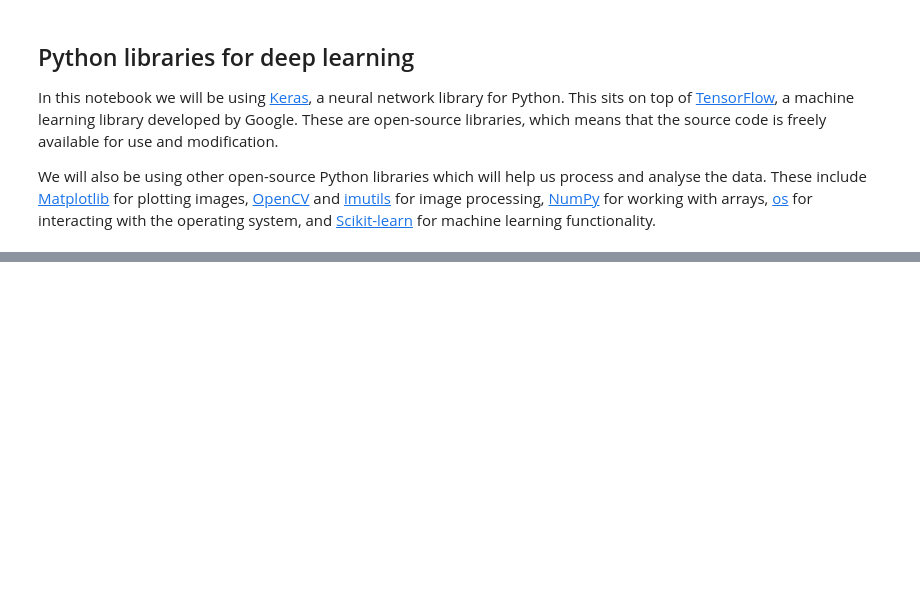
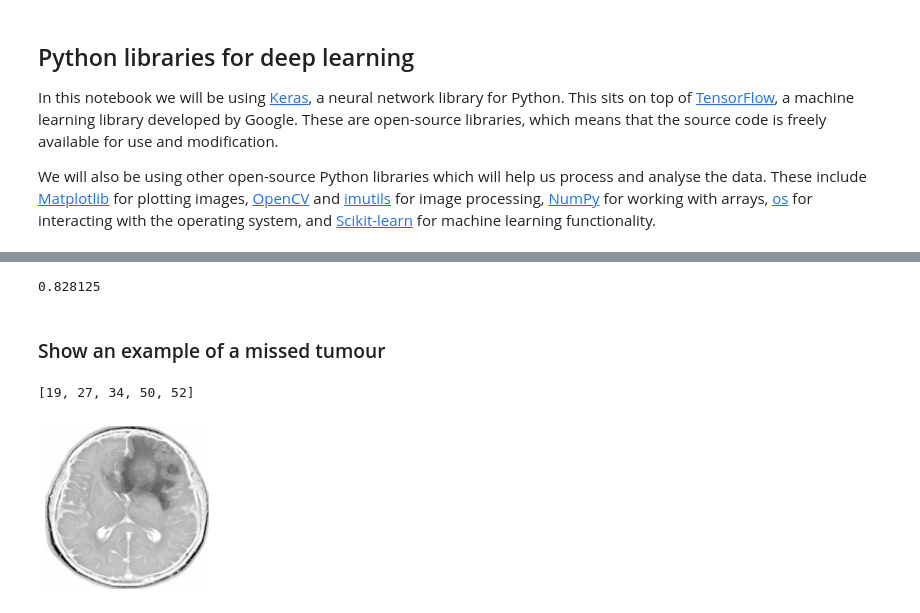
Before and after one commit to plymouth-neuroimaging/research-academy, a Jupyter notebook: 03_Keras/neural_networks.ipynb, the cells around one changed output, grey strips where cells are left out. Saved outputs shown, nothing was run; the diff lists cells and outputs as text; code cells hidden in the pictures; blank space fills up the shorter version.

```diff
--- a/03_Keras/neural_networks.ipynb
+++ b/03_Keras/neural_networks.ipynb
@@ -51,0 +342,5 @@ For a quick example of using deep learning in Python for medical imaging, we wil
+# %%
+probability = model.predict(X_test)
+y_pred_test = probability >= 0.5
+y_pred_test = y_pred_test.flatten()
+accuracy_test = np.mean(y_pred_test == y_test)
@@ -51,0 +349,21 @@ For a quick example of using deep learning in Python for medical imaging, we wil
+# %%
+accuracy_test
+# %% [output]
+0.828125
+# %% [markdown]
+### Show an example of a missed tumour
+# %%
+# Get missed tumours
+missed = (y_pred_test == 0) & (y_test == 1)
+# %%
+missed_index = [i for i in range(len(missed)) if missed[i]]
+missed_index
+# %% [output]
+[19, 27, 34, 50, 52]
+# %%
+example = X_test[missed_index[0]]
+example = example.reshape(example.shape[0], example.shape[1])
+# %%
+plot_image(example)
+# %% [output]
+[figure, added]
```
Also changed, not shown: parts of 32 cells of this notebook.
